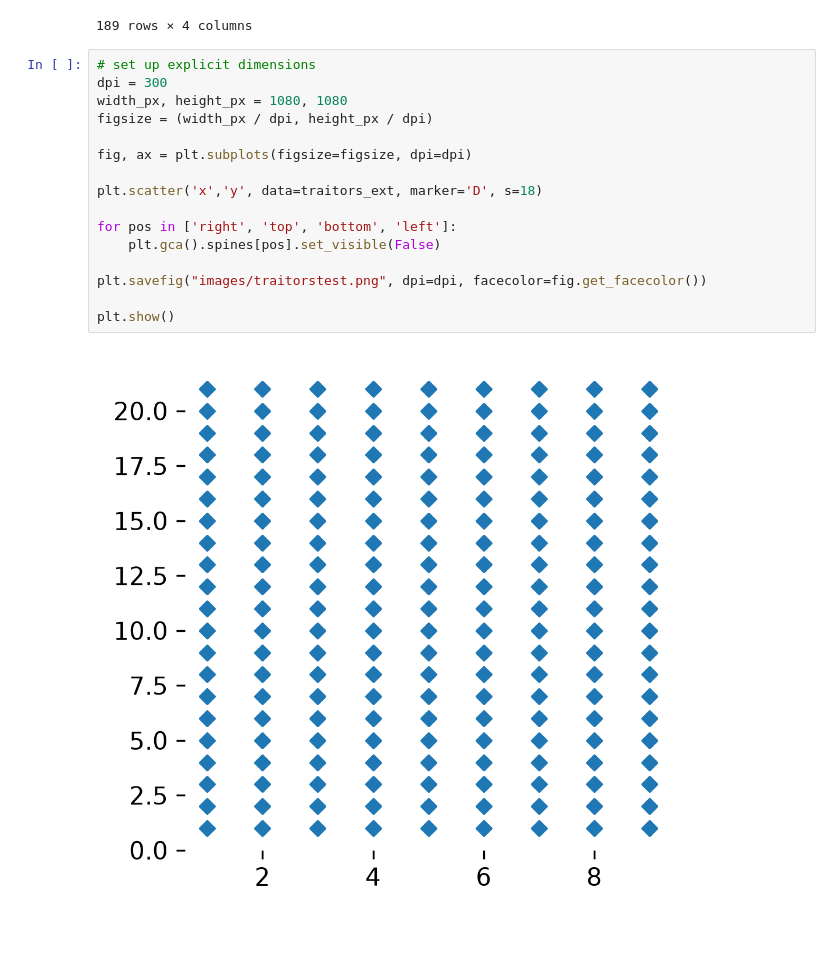
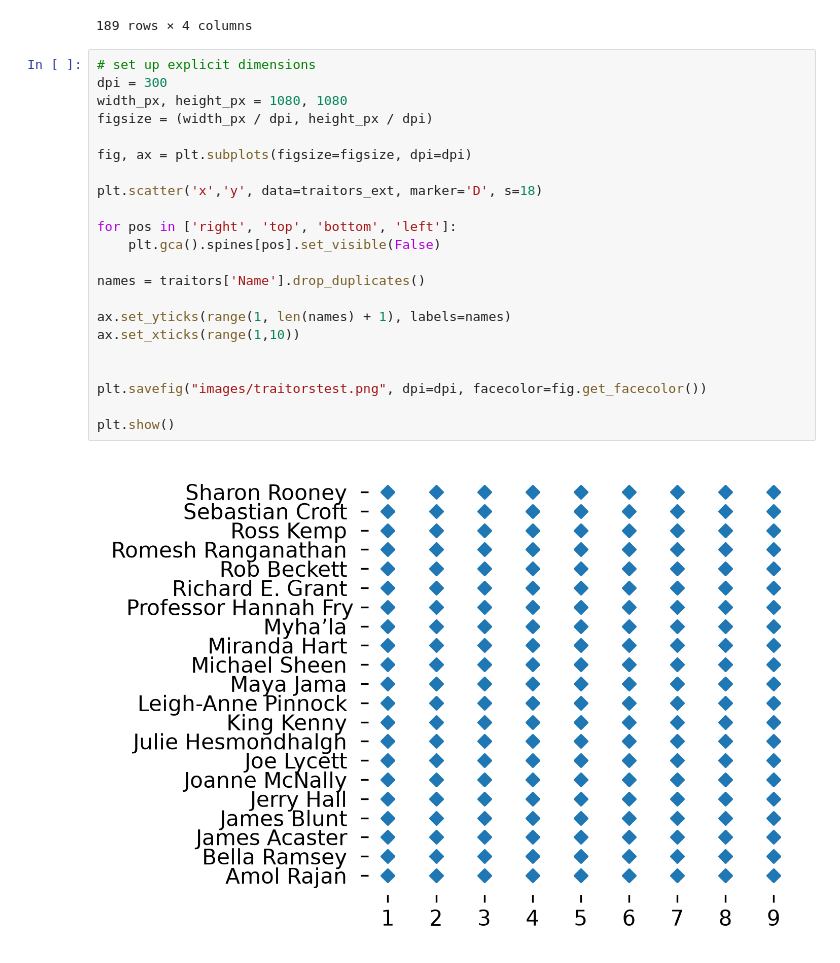
Before and after one commit to TurnerHaa/social-stories, a Jupyter notebook: celebrity_traitors/traitors_chart.ipynb, the cells around one changed output. Saved outputs shown, nothing was run; the diff lists cells and outputs as text.

```diff
--- a/celebrity_traitors/traitors_chart.ipynb
+++ b/celebrity_traitors/traitors_chart.ipynb
@@ -35,18 +35,24 @@ traitors_ext
 # %%
 # set up explicit dimensions
 dpi = 300
 width_px, height_px = 1080, 1080
 figsize = (width_px / dpi, height_px / dpi)
 
 fig, ax = plt.subplots(figsize=figsize, dpi=dpi)
 
 plt.scatter('x','y', data=traitors_ext, marker='D', s=18)
 
 for pos in ['right', 'top', 'bottom', 'left']:
     plt.gca().spines[pos].set_visible(False)
 
+names = traitors['Name'].drop_duplicates()
+
+ax.set_yticks(range(1, len(names) + 1), labels=names)
+ax.set_xticks(range(1,10))
+
+
 plt.savefig("images/traitorstest.png", dpi=dpi, facecolor=fig.get_facecolor())
 
 plt.show()
 # %% [output]
-[figure, old version]
+[figure, new version]
```
